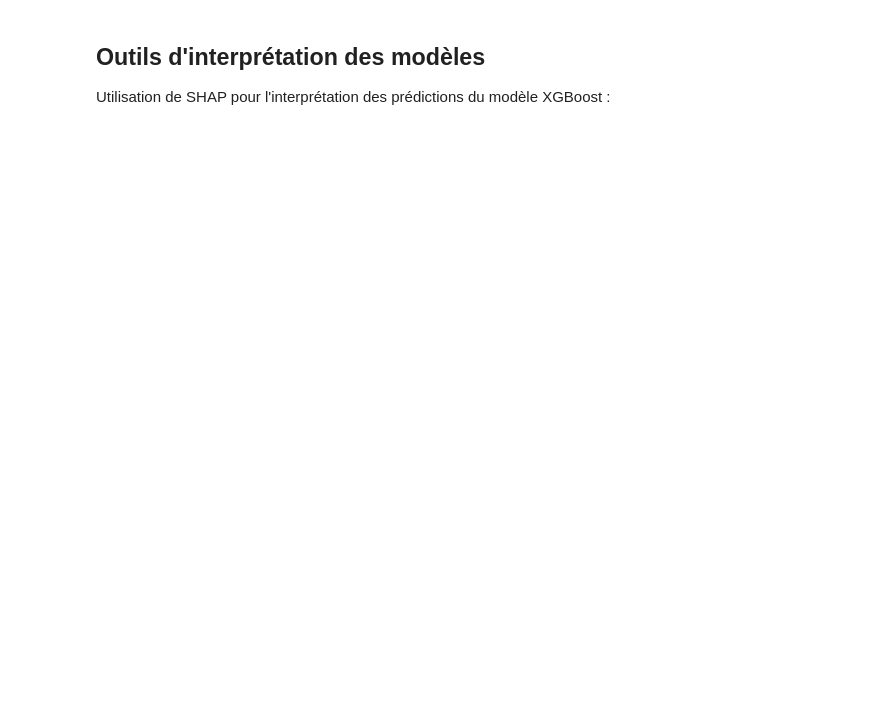
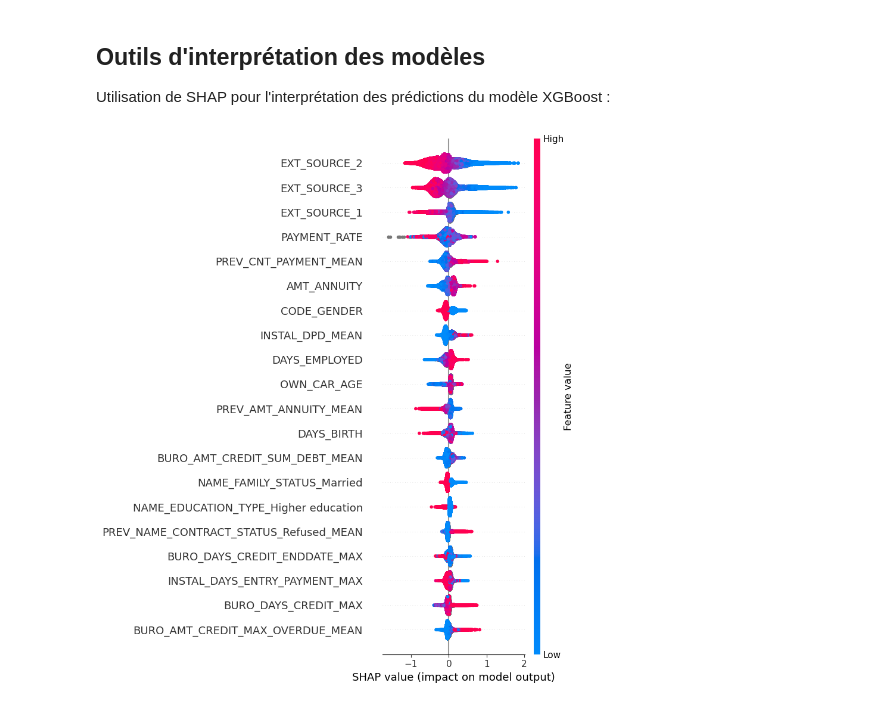
Before and after one commit to FARIDJADDA/Implementez_un_modele_de_scoring, a Jupyter notebook: notebooks/Djadda_Farid_2_notebook_modélisation_062024.ipynb, the cells around one changed output. Drawn from its saved outputs; the diff is of its cells as text; code cells hidden in the pictures; blank space fills up the shorter version.

Commit message:
Finish notebook modelisation and save best_model_v1

```diff
--- a/notebooks/Djadda_Farid_2_notebook_modélisation_062024.ipynb
+++ b/notebooks/Djadda_Farid_2_notebook_modélisation_062024.ipynb
@@ -366,5 +360,0 @@ preprocessor.fit(X_train)
-# %%
-# Récupération des noms des caractéristiques
-feature_names = list(preprocessor.transformers_[0][1].get_feature_names_out())
-if categorical_features:
-    feature_names += list(preprocessor.named_transformers_['cat'].named_steps['onehot'].get_feature_names_out(categorical_features))
@@ -378,0 +382,3 @@ print(feature_importance_df.head(20))
+# %%
+best_model = XGBClassifier(**grid_search.best_params_)
+best_model.fit(X_train, y_train)
@@ -411,0 +431,12 @@ shap.waterfall_plot(shap_values_test[index])
+# %%
+import shap
+
+explainer = shap.TreeExplainer(best_model)
+
+# Calcul des valeurs SHAP (peut prendre du temps selon la taille du jeu de données)
+shap_values = explainer.shap_values(X_train)
+
+# Résumé de l'impact des caractéristiques
+shap.summary_plot(shap_values, X_train, feature_names=feature_names)
+# %% [output]
+[figure, added]
```
Also changed, not shown: parts of 24 cells of this notebook, 18 other files.
